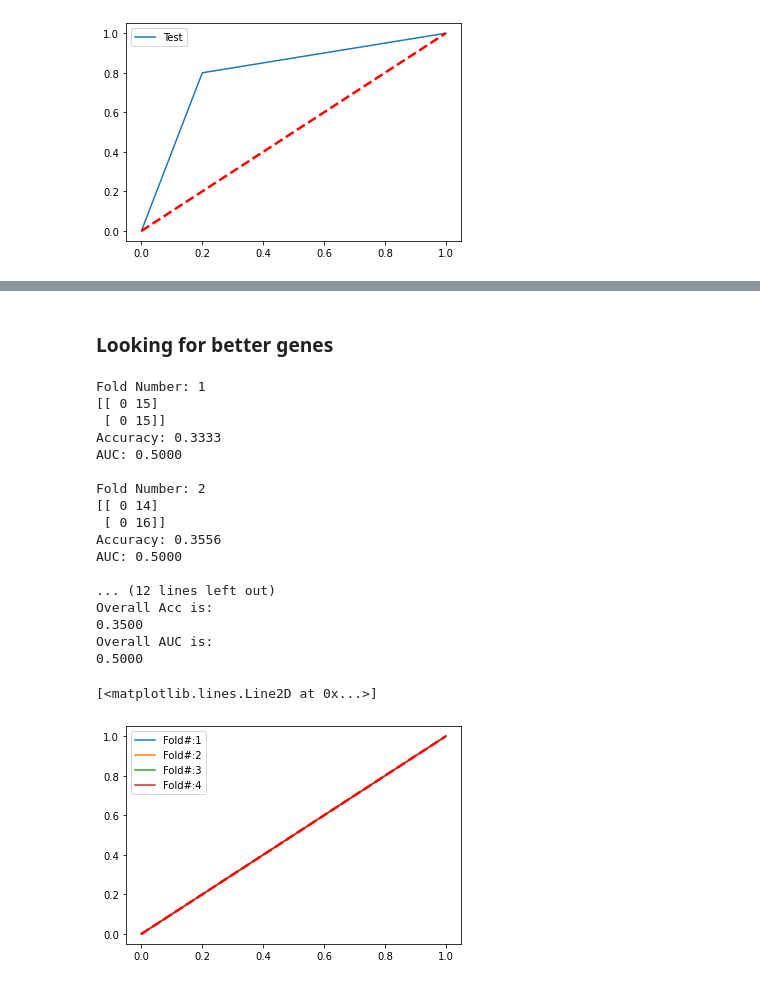
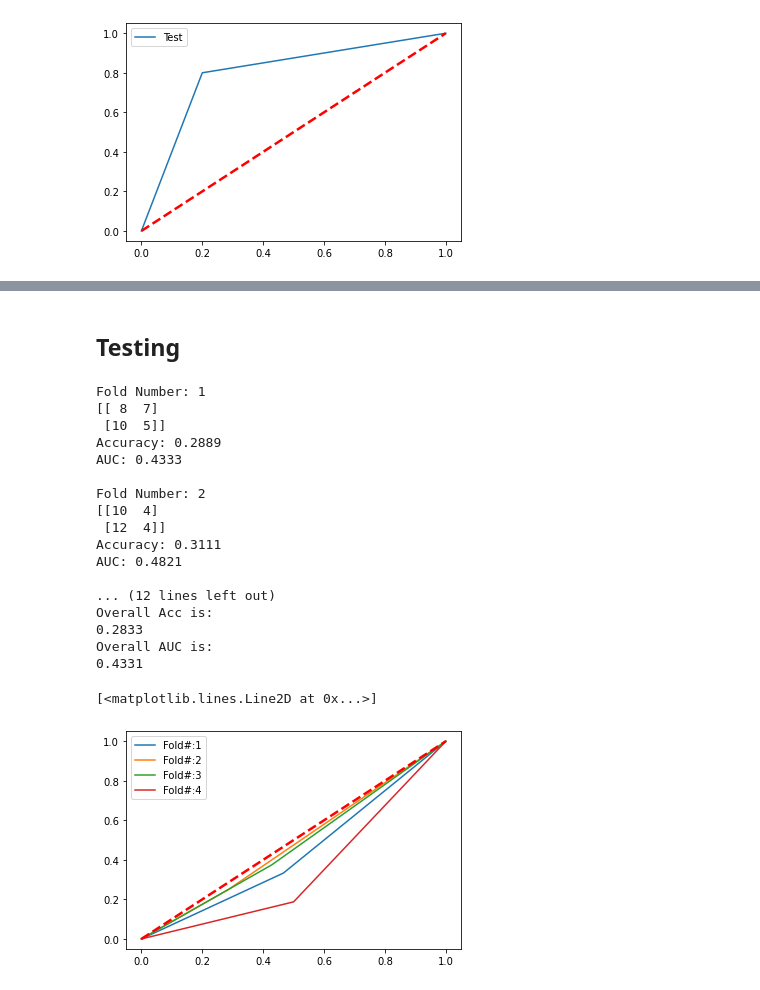
Before and after one commit to hzorkic/machine_learning_and_molecular_docking_for_drug_discovery, a Jupyter notebook: COAD Analysis.ipynb, the cells around one changed output, grey strips where cells are left out. Saved outputs shown, nothing was run; the diff lists cells and outputs as text; code cells hidden in the pictures.

```diff
--- a/COAD Analysis.ipynb
+++ b/COAD Analysis.ipynb
@@ -434,5 +414,11 @@ INFO:tensorflow:Assets written to: /stor/home/js88749/assets
 # %%
 model = keras.models.load_model('/stor/home/js88749/assets')
+# %%
+# SPlit data
+# Split Into Training and Test Data
+x_train, x_test, y_train, y_test = train_test_split(df_gene_sig, target_binary, test_size=15,shuffle=True, random_state=12)
+kf = KFold(n_splits = 4)
+skf = StratifiedKFold(n_splits = 4, random_state = 12, shuffle = True) # Generates indicies
 # %%
 # Test Set
 print('\nTest Data:')
@@ -471,0 +462,9 @@ AUC: 0.8000
+# %%
+# Getting Random genes
+num_genes=64
+genes=df_log.columns.to_list()
+# generate random genes
+n = random.sample(range(0, len(genes)), num_genes)
+rand_genes=[genes[i] for i in n]
+# subset dataset
+rand_df=df_log[rand_genes].copy()
@@ -471,0 +477,15 @@ AUC: 0.8000
+# %%
+# Creating Model
+
+# define baseline model
+# create model
+def baseline_model():
+   # create model
+    model = Sequential()
+    model.add(Dense(16, input_dim=64, activation='relu'))
+    model.add(Dense(16, activation='relu'))
+    model.add(Dense(4, activation='relu'))
+    model.add(Dense(1, activation='sigmoid'))
+    # Compile model
+    model.compile(loss='binary_crossentropy', optimizer='Adam', metrics=['accuracy'])
+    return model
@@ -472,22 +568,7 @@ AUC: 0.8000
 # %% [markdown]
-### Looking for better genes
+## Testing
 # %%
-num_genes=29
-genes=df_log.columns.to_list()
-# generate random genes
-n = random.sample(range(0, len(genes)), 29)
-rand_genes=[genes[i] for i in n]
-# subset dataset
-rand_df=df_log[rand_genes]
-
-
 # Run model (condesned steps from before)
-
-# Split Into Training and Test Data
-x_train, x_test, y_train, y_test = train_test_split(rand_df, target_binary, test_size=15,shuffle=True, random_state=12)
-kf = KFold(n_splits = 4)
-skf = StratifiedKFold(n_splits = 4, random_state = 12, shuffle = True) # Generates indicies
-
 c=1
 acc_tot=0
 auc_tot=0
@@ -508,41 +589,41 @@ for train_index, test_index in skf.split(x_train, y_train):
     # ROC
     fpr_kera, tpr_kera, thresholds_rf = roc_curve(Y, res)
     auc_k = auc(fpr_kera, tpr_kera)
     lab='Fold#:'+str(c)
     plt.plot(fpr_kera, tpr_kera, label=lab)
     acc=round((cm[1,1]+cm[0,0])/45,4)
     print(cm)
     print('Accuracy:',acc)
     print('AUC: %.4f'%(auc_k))
     acc_tot=acc_tot+acc
     auc_tot=auc_tot+auc_k
     c+=1
 
 
 # show results
 print('\nOverall Acc is:\n%.4f'%(acc_tot/4))
 print('Overall AUC is:\n%.4f'%(auc_tot/4))
 
 # plot
 plt.legend()
 plt.plot([0, 1], [0, 1],'r--',linewidth=2.5)
 # %% [output]
 Fold Number: 1
-[[ 0 15]
- [ 0 15]]
-Accuracy: 0.3333
-AUC: 0.5000
+[[ 8  7]
+ [10  5]]
+Accuracy: 0.2889
+AUC: 0.4333
 
 Fold Number: 2
-[[ 0 14]
- [ 0 16]]
-Accuracy: 0.3556
-AUC: 0.5000
+[[10  4]
+ [12  4]]
+Accuracy: 0.3111
+AUC: 0.4821
 
 ... (12 lines left out)
 Overall Acc is:
-0.3500
+0.2833
 Overall AUC is:
-0.5000
+0.4331
 [<matplotlib.lines.Line2D at 0x...>]
-[figure, old version]
+[figure, new version]
```
Also changed, not shown: parts of 19 cells of this notebook.
